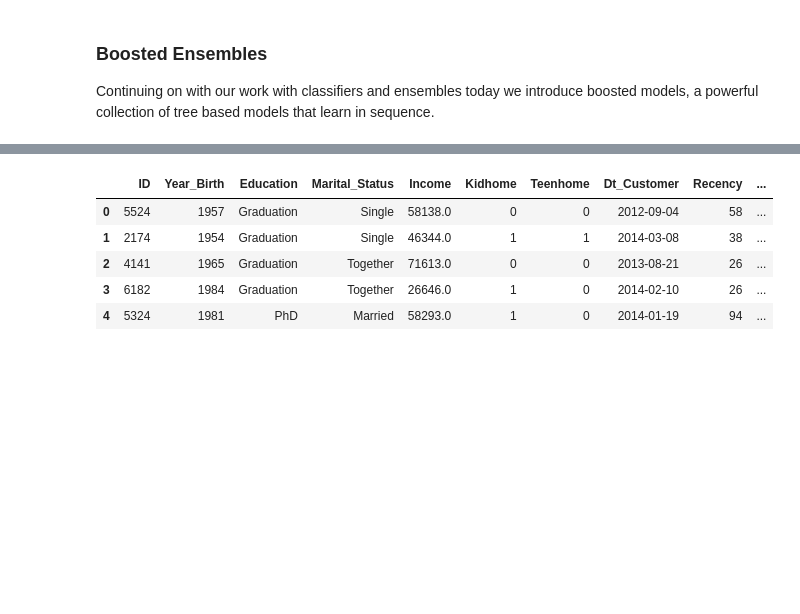
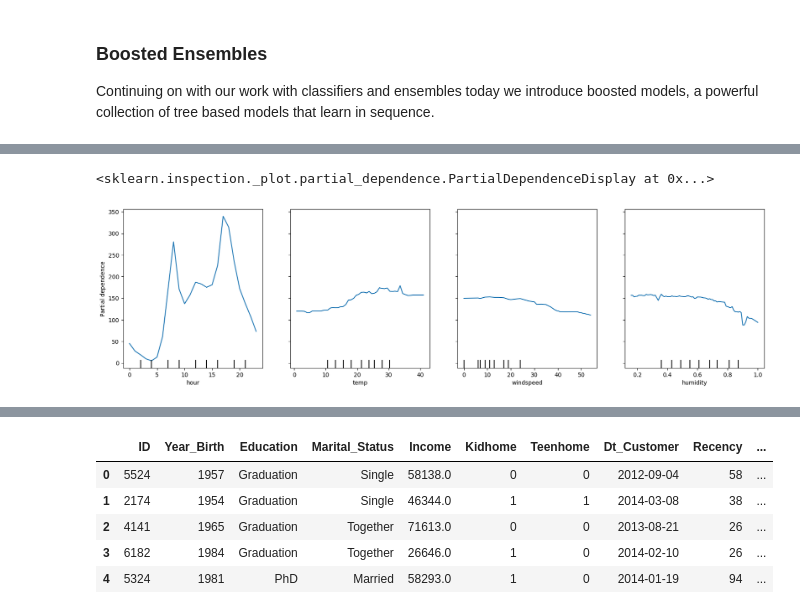
Before and after one commit to jfkoehler/nyu_bootcamp_fa25, a Jupyter notebook: _build/html/_sources/boosting_inspection.ipynb, the cells around one changed output, grey strips where cells are left out. Drawn from its saved outputs; the diff is of its cells as text; code cells hidden in the pictures; blank space fills up the shorter version.

```diff
--- a/_build/html/_sources/boosting_inspection.ipynb
+++ b/_build/html/_sources/boosting_inspection.ipynb
@@ -26,0 +71,12 @@ X_train, X_test, y_train, y_test = train_test_split(cancer.drop(columns = 'targe
+# %%
+X = bikes.drop(columns = 'count')
+y = bikes['count']
+train = bikes[bikes['year'] == 0]
+test = bikes[bikes['year'] == 1]
+X_train = train.drop(columns = 'count')
+y_train = train['count']
+X_test = test.drop(columns = 'count')
+y_test = test['count']
+# %%
+reg = XGBRegressor(enable_categorical=True)
+reg.fit(X_train, y_train)
@@ -26,0 +145,6 @@ X_train, X_test, y_train, y_test = train_test_split(cancer.drop(columns = 'targe
+# %%
+fig, ax = plt.subplots(figsize = (20, 5))
+PartialDependenceDisplay.from_estimator(reg, X_test, features = ['hour', 'temp', 'windspeed', 'humidity'],  n_cols = 4,ax = ax)
+# %% [output]
+<sklearn.inspection._plot.partial_dependence.PartialDependenceDisplay at 0x...>
+[figure, added]
```
Also changed, not shown: parts of 32 cells of this notebook, 18 other files.
